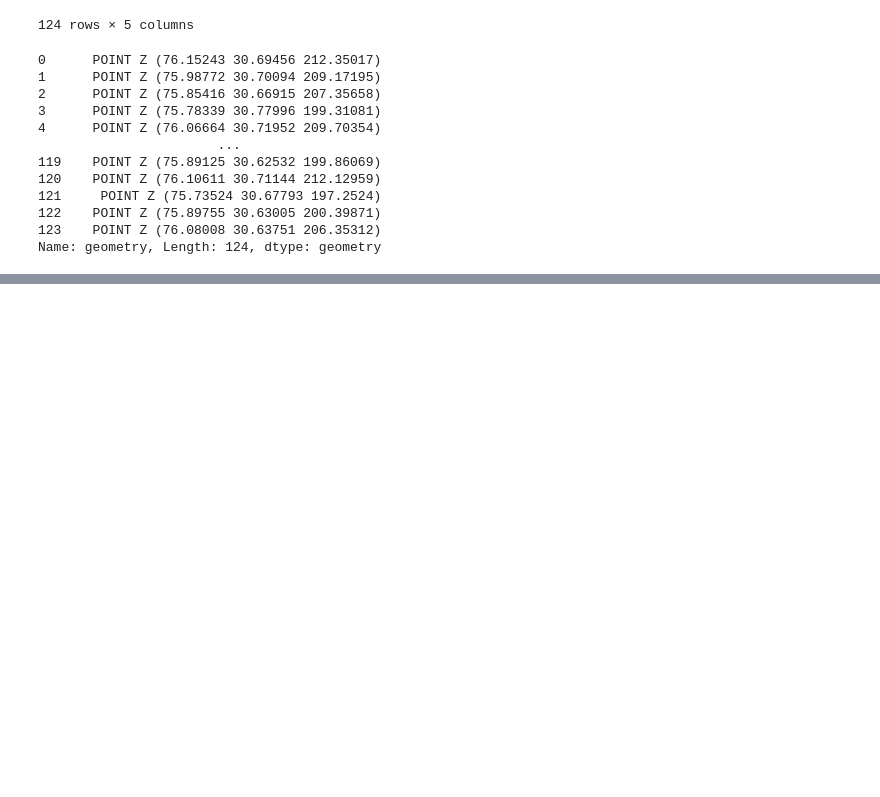
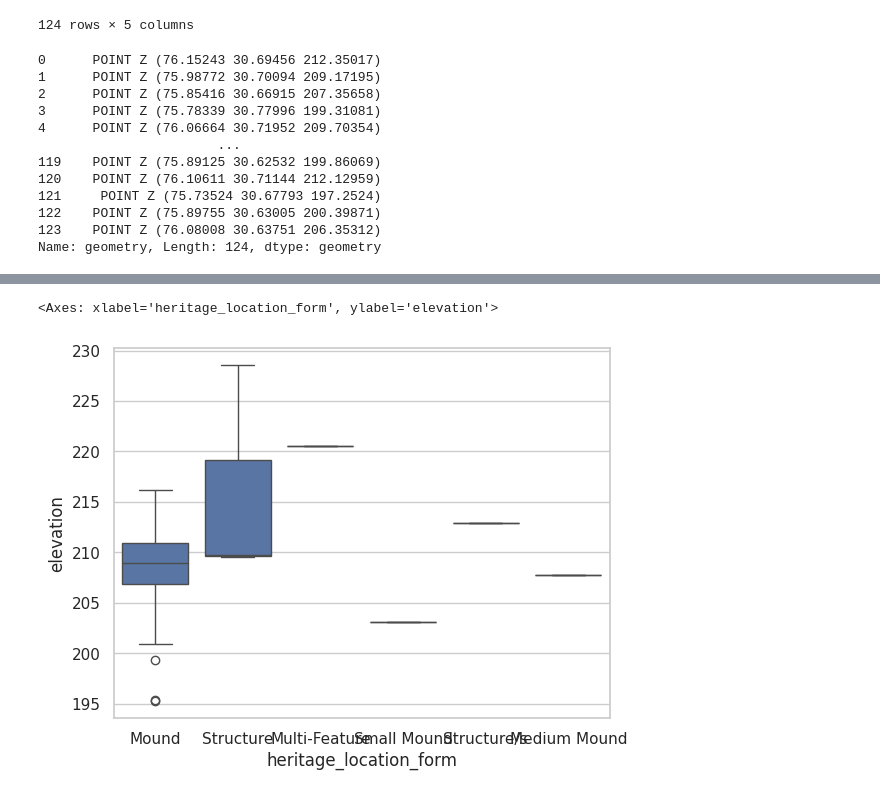
Before and after one commit to Snehal-Goyal/EDA, a Jupyter notebook: exp.ipynb, the cells around one changed output, grey strips where cells are left out. Saved outputs shown, nothing was run; the diff lists cells and outputs as text; code cells hidden in the pictures; blank space fills up the shorter version.

```diff
--- a/exp.ipynb
+++ b/exp.ipynb
@@ -681,0 +707,7 @@ Name: geometry, Length: 124, dtype: geometry
+# %%
+mahsa_sites_3d['elevation'] = mahsa_sites_3d['geometry'].apply(lambda x: x.z)
+
+sns.boxplot(x='heritage_location_form', y='elevation', data=mahsa_sites_3d)
+# %% [output]
+<Axes: xlabel='heritage_location_form', ylabel='elevation'>
+[figure, added]
```
Also changed, not shown: parts of 6 cells of this notebook.
